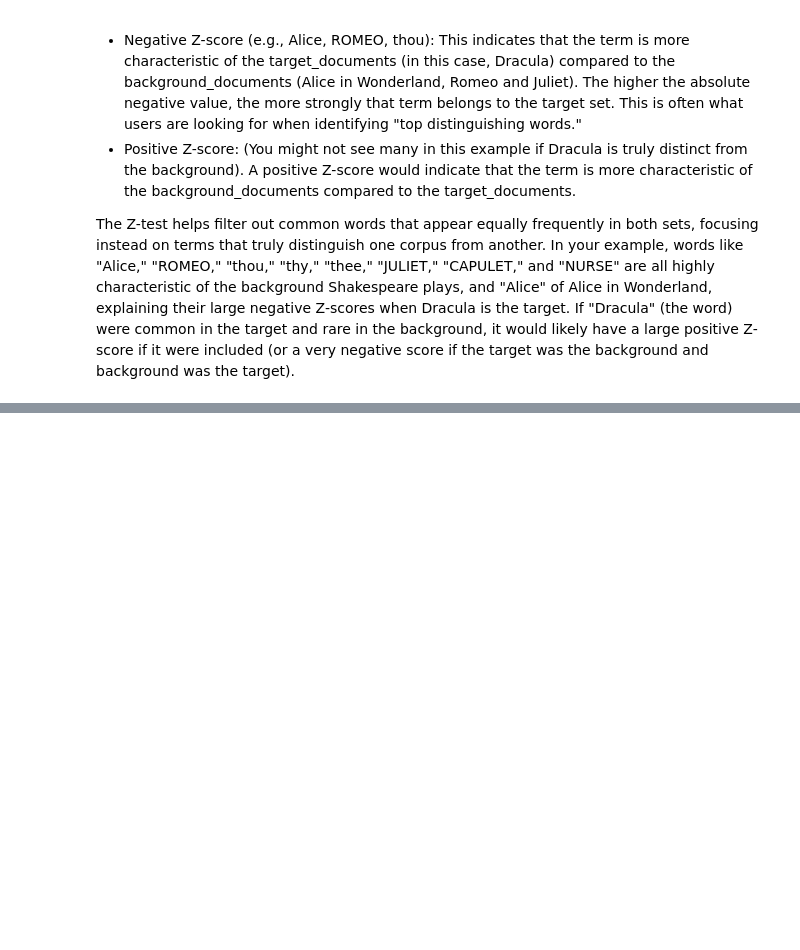
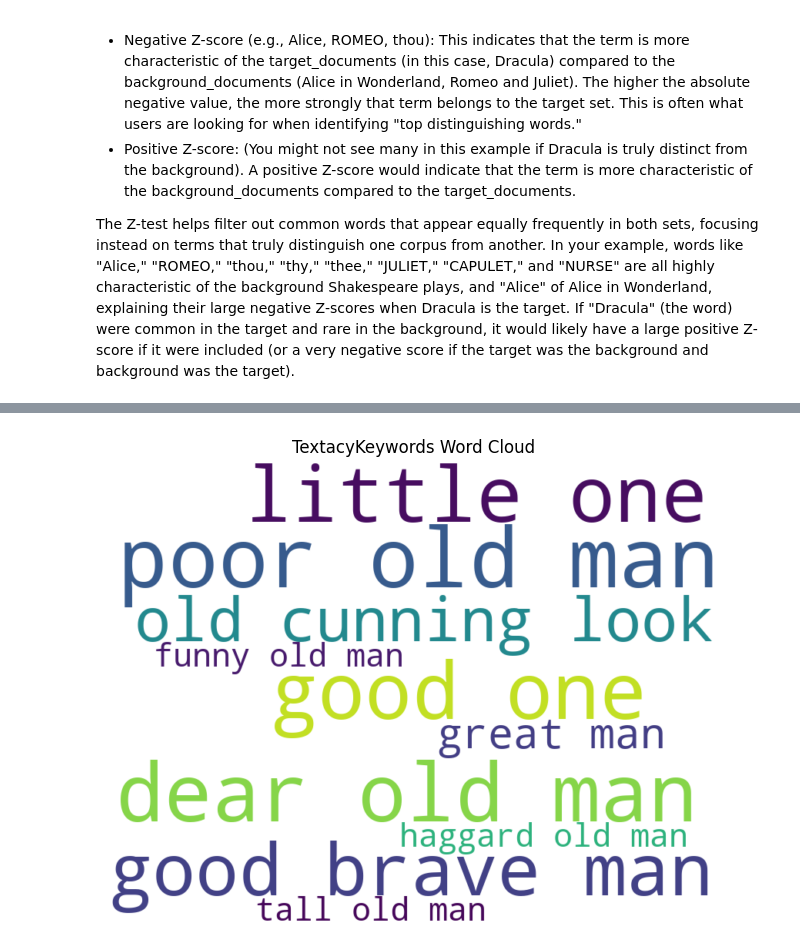
Before and after one commit to mangabe16/lexos, a Jupyter notebook: src/lexos/topwords/tutorial.ipynb, the cells around one changed output, grey strips where cells are left out. Cells and saved outputs as stored; diff of their text form; code cells hidden in the pictures; blank space fills up the shorter version.

Commit message:
wordcloud tutorial stuff

```diff
--- a/src/lexos/topwords/tutorial.ipynb
+++ b/src/lexos/topwords/tutorial.ipynb
@@ -181,0 +206,81 @@ The Z-test helps filter out common words that appear equally frequently in both
+# %%
+from lexos.visualization.cloud import wordcloud
+from lexos.topwords import TextacyKeywords
+from lexos.io.loader import Loader
+import spacy
+import pandas as pd
+import matplotlib.pyplot as plt # Import plt again if it's a separate cell for clarity
+
+# Load spaCy model once
+nlp = spacy.load("en_core_web_sm")
+
+loader = Loader()
+file_path = "txt_files/Dracula by Bram Stoker.txt"
+loader.load([file_path])
+
+try:
+    dracula_text = loader.texts[0]
+    dracula_doc = nlp(dracula_text)
+
+    textacy_kw = TextacyKeywords(
+        document=dracula_doc,
+        method="textrank",
+        topn=10,
+        model="en_core_web_sm",
+        ngrams=(1, 3)
+    )
+    textacy_kw()
+    keywords_for_wc = textacy_kw.to_list()
+
+    print(f"TextacyKeywords: Number of raw keywords extracted: {len(keywords_for_wc)}")
+    if not keywords_for_wc:
+        print("WARNING: No keywords extracted by TextacyKeywords. Word Cloud will be empty.")
+        raise ValueError("No keywords to display for TextacyKeywords.")
+
+    keywords_df = pd.DataFrame(keywords_for_wc, columns=['term', 'score']).set_index('term')
+    print("DataFrame for TextacyKeywords Word Cloud (head):")
+    print(keywords_df.head())
+    print(f"DataFrame shape: {keywords_df.shape}")
+    if keywords_df.empty:
+        print("WARNING: DataFrame for TextacyKeywords is empty. Word Cloud will be empty.")
+        raise ValueError("Empty DataFrame for TextacyKeywords.")
+
+    wc_object = wordcloud(
+        keywords_df,
+        opts={
+            "colormap": "viridis",
+            "background_color": "white",
+            "width": 800,
+            "height": 600,
+            "max_words": 50,
+            "prefer_horizontal": 0.9
+        },
+        show=False
+    )
+
+    print(f"Type of object returned by wordcloud: {type(wc_object)}")
+    if not hasattr(wc_object, 'to_array'):
+        print("ERROR: wordcloud function did not return a WordCloud object with .to_array() method.")
+        print("It returned:", wc_object)
+        raise TypeError("Unexpected return type from wordcloud function.")
+
+    image_array = wc_object.to_array()
+    print(f"Shape of image array: {image_array.shape}")
+    if image_array.size == 0:
+        print("WARNING: Generated image array is empty. This means no words were plotted.")
+        raise ValueError("Empty image generated by wordcloud.")
+
+    plt.figure(figsize=(8, 6))
+    plt.imshow(image_array, interpolation='bilinear')
+    plt.axis('off')
+    plt.title("TextacyKeywords Word Cloud")
+    plt.show()
+
+except (IndexError, AttributeError, ValueError, TypeError) as e:
+    print(f"An error occurred during TextacyKeywords Word Cloud generation: {e}")
+    print("Please ensure 'Dracula by Bram Stoker.txt' is in 'txt_files/' and contains sufficient text.")
+    if 'loader' in locals() and hasattr(loader, 'errors'):
+        print("Errors during loading:", loader.errors)
+
+print("\n" + "="*50 + "\n") # Separator for clarity
+# %% [output]
@@ -181,0 +299 @@ The Z-test helps filter out common words that appear equally frequently in both
+[figure, added]
```
Also changed, not shown: parts of 5 cells of this notebook.
